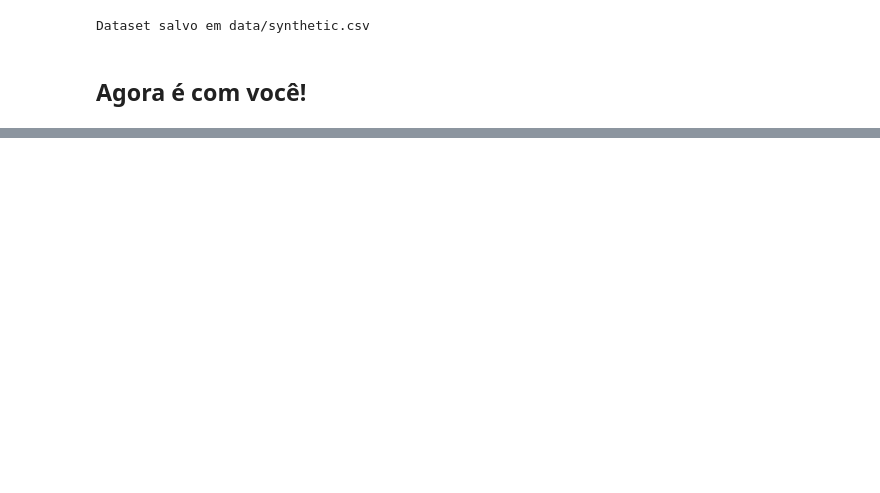
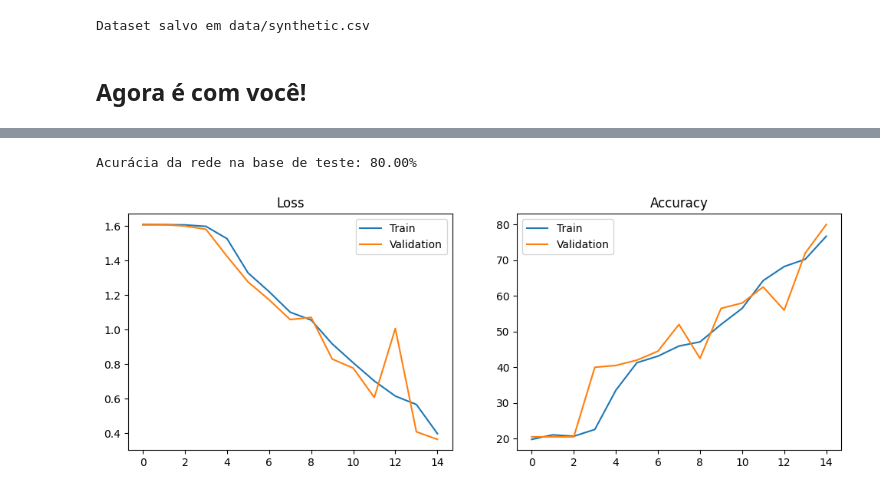
Before and after one commit to richardson-souza/topicos_contemporaneos, a Jupyter notebook: Part 1 - CNNs/06 - Custom Dataset.ipynb, the cells around one changed output, grey strips where cells are left out. Saved outputs shown, nothing was run; the diff lists cells and outputs as text; code cells hidden in the pictures; blank space fills up the shorter version.

```diff
--- a/Part 1 - CNNs/06 - Custom Dataset.ipynb
+++ b/Part 1 - CNNs/06 - Custom Dataset.ipynb
@@ -139,3 +145,5 @@ synthetic_dataset = SyntheticCSVLoader(
+# %%
+images, labels = next(iter(val_set))
 # %%
 def train_model(model, trainloader, valloader, criterion, optimizer, num_epochs=5):
     history = {
@@ -234,0 +236,34 @@ def test_model(model, testloader):
+# %%
+class CNN(nn.Module):
+    def __init__(self, num_classes=5):
+        super().__init__()
+
+        self.conv1 = nn.Conv2d(3, 6, 5)
+        self.conv2 = nn.Conv2d(6, 12, 5)
+        self.conv3 = nn.Conv2d(12, 24, 5)
+        self.fc1 = nn.Linear(24 * 4 * 4, 256)
+        self.fc2 = nn.Linear(256, num_classes)
+
+    def forward(self, x):
+        x = F.relu(self.conv1(x))
+        x = F.max_pool2d(x, 2)
+
+        x = F.relu(self.conv2(x))
+        x = F.max_pool2d(x, 2)
+
+        x = F.relu(self.conv3(x))
+        x = F.max_pool2d(x, 2)
+
+        x = x.view(-1, 24 * 4 * 4)
+        x = F.relu(self.fc1(x))
+
+        x = self.fc2(x)
+
+        return x
+
+
+model = CNN()
+
+images, labels = next(iter(val_loader))
+
+model(images).shape
@@ -234,0 +272,7 @@ def test_model(model, testloader):
+# %%
+criterion = nn.CrossEntropyLoss()
+optimizer = optim.SGD(model.parameters(), lr=0.01, momentum=0.9)
+# optimizer = optim.Adam(model.parameters(), lr=1e-3)
+# %%
+# Treinamento
+history = train_model(model, train_loader, val_loader, criterion, optimizer, num_epochs=15)
@@ -235,2 +305,9 @@ def test_model(model, testloader):
 # %%
 # Teste
+test_model(model, val_loader)
+# %% [output]
+Acurácia da rede na base de teste: 80.00%
+# %%
+plot_history(history)
+# %% [output]
+[figure, added]
```
Also changed, not shown: parts of 10 cells of this notebook, 3 other files.
